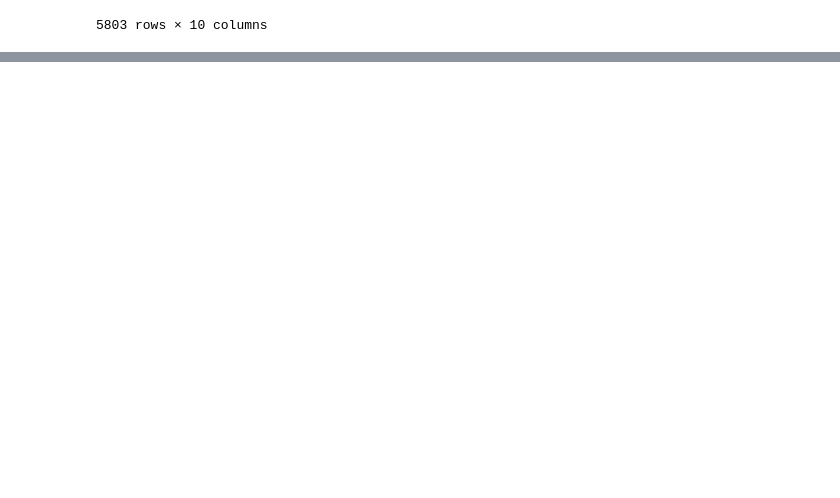
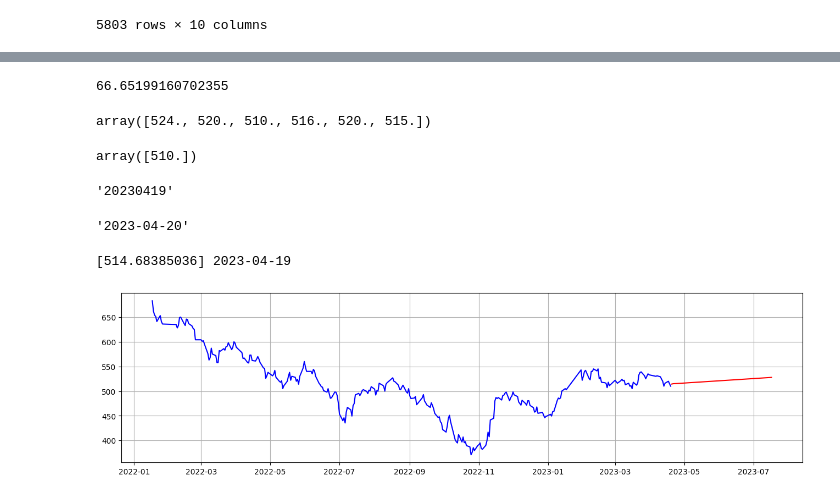
Before and after one commit to nianyiii/Python_AI, a Jupyter notebook: [3]ML_Application_Development/Day10_20220420_循環神經網路（RNN）.ipynb, the cells around one changed output, grey strips where cells are left out. Drawn from its saved outputs; the diff is of its cells as text; code cells hidden in the pictures; blank space fills up the shorter version.

```diff
--- a/[3]ML_Application_Development/Day10_20220420_循環神經網路（RNN）.ipynb
+++ b/[3]ML_Application_Development/Day10_20220420_循環神經網路（RNN）.ipynb
@@ -926,0 +1087,9 @@ data_plot
+# %%
+# 取出X , y
+X = data2.iloc[:, :-1].values
+y = data2.iloc[:, [-1]].values
+
+# 資料切割
+from sklearn.model_selection import train_test_split
+X_train, X_test, y_train, y_test = train_test_split(X, y, test_size = 0.2, random_state = 1234)
+X_train.shape, y_train.shape, X_test.shape, y_test.shape
@@ -926,0 +1098,5 @@ data_plot
+# %%
+# 建置模型
+from sklearn.linear_model import LinearRegression
+reg = LinearRegression()
+reg.fit(X_train, y_train)
@@ -926,0 +1180,66 @@ data_plot
+# %%
+# MSE
+# (predict - truth) ** 2 / n
+# 這是預測數據（使用Machine Learning的部分）
+# MSE重要數據
+sum((data_plot.Close - data_plot.pre_Close) ** 2) / data_plot.shape[0]
+# %% [output]
+66.65199160702355
+# %%
+# 最後一筆數據
+X[-1] # 2022-04-12 ~ 2022-04-19 --> 2022-04-20
+# %% [output]
+array([524., 520., 510., 516., 520., 515.])
+# %%
+# 最後一筆數據
+y[-1] # 2022-04-12 ~ 2022-04-19 --> 2022-04-20
+# %% [output]
+array([510.])
+# %%
+data.Date[-1:].dt.strftime("%Y%m%d").values[0] # 資料最後一天
+# data[-1:]
+# from datetime import timedelta
+# (data.Date[-1:] + timedelta(days=1)).dt.strftime("%Y-%m-%d").values[0]
+# %% [output]
+'20230419'
+# %%
+data.Date[-1:].dt.strftime("%Y%m%d").values[0] # 資料最後一天
+from datetime import timedelta
+(data.Date[-1:] + timedelta(days = 1)).dt.strftime("%Y-%m-%d").values[0] # 最後一天下一天
+# %% [output]
+'2023-04-20'
+# %%
+# 預測下個十天TSMC股價
+import numpy as np
+
+future_days, future_price = [], []
+
+# 數據最後一天數據使用model去預測
+next_data = X[-1]
+next_day = reg.predict(X[-1].reshape(1, -1))
+print(next_day[0], data.Date[-1:].dt.strftime("%Y-%m-%d").values[0])
+
+# 再預測下N天
+for i in range(1, 90, 1):
+    next_data = np.hstack((next_data , next_day[0]) )[-1 * predict_days:]
+    next_day = reg.predict(next_data.reshape(1,-1))
+    future_days.append((data.Date[-1:] + timedelta(days = i)).dt.strftime("%Y-%m-%d").values[0])
+    future_price.append(next_day[0][0])
+    # print(next_day[0], (data.Date[-1:] + timedelta(days = i)).dt.strftime("%Y-%m-%d").values[0])
+# %% [output]
+[514.68385036] 2023-04-19
+# %%
+# predict next N days
+# draw plot
+
+%matplotlib inline
+import pandas as pd
+import matplotlib.pyplot as plt
+
+plt.figure(figsize = (16, 4))
+plt.grid()
+plt.plot(pd.to_datetime(data.Date)[-300:], data.Close[-300:], color = 'blue')
+plt.plot(pd.to_datetime(future_days), future_price, color = 'red')
+plt.show()
+# %% [output]
+[figure, added]
```
Also changed, not shown: parts of 21 cells of this notebook.
